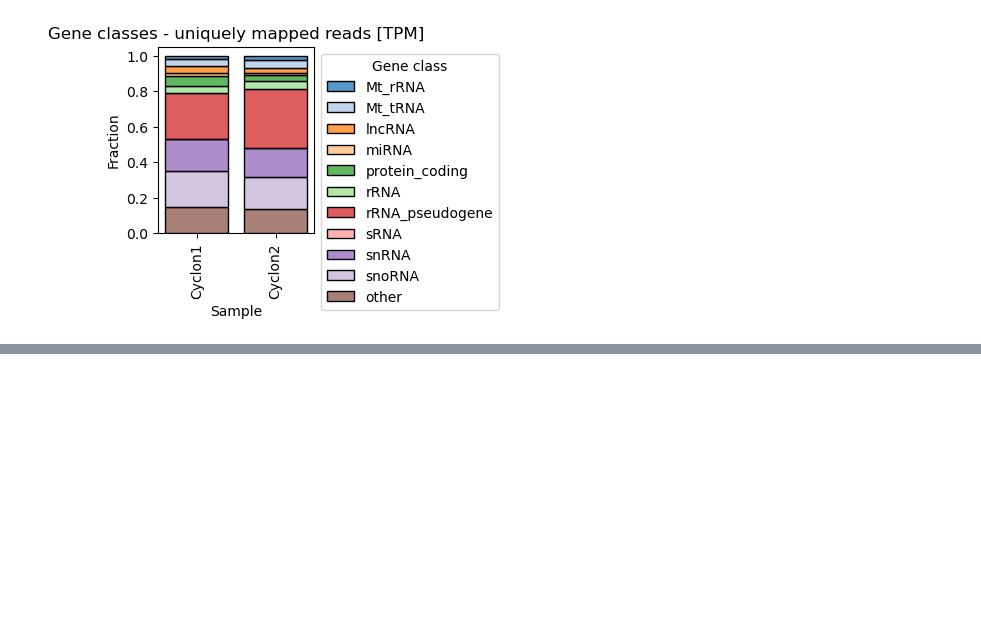
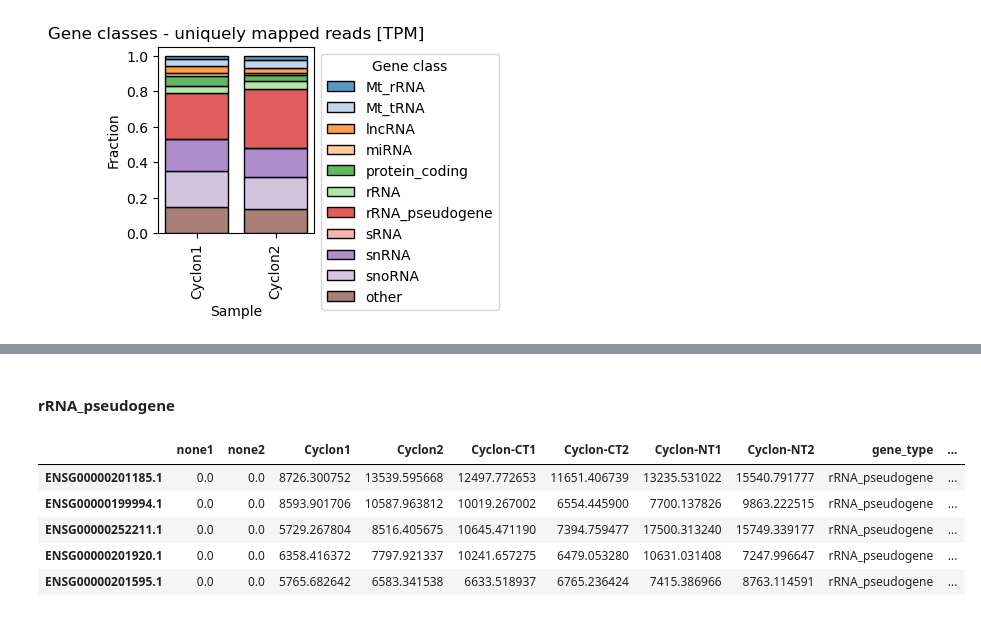
Before and after one commit to TurowskiLab/example-trxtools-Cyclon, a Jupyter notebook: analysis/00_read_classes.ipynb, the cells around one changed output, grey strips where cells are left out. Cells and saved outputs as stored; diff of their text form; code cells hidden in the pictures; blank space fills up the shorter version.

```diff
--- a/analysis/00_read_classes.ipynb
+++ b/analysis/00_read_classes.ipynb
@@ -233,0 +269,15 @@ plt.savefig('00_read_classes_unique_TPMonly_simple.png', dpi=300, bbox_inches='t
+# %% [markdown]
+#### rRNA_pseudogene
+# %%
+df_top_pseudo = df00_uniq_tpm[df00_uniq_tpm['gene_type'] == 'rRNA_pseudogene'].copy()
+df_top_pseudo['Cyclon_mean'] = df_top_pseudo[['Cyclon1', 'Cyclon2']].mean(axis=1)
+df_top_pseudo = df_top_pseudo.sort_values('Cyclon_mean', ascending=False)
+# df_top_snrna.columns = df_top_snrna.columns[-1:].tolist() + df_top_snrna.columns[:-1].tolist()
+df_top_pseudo.head(5)
+# %% [output]
+|  | none1 | none2 | Cyclon1 | Cyclon2 | Cyclon-CT1 | Cyclon-CT2 | Cyclon-NT1 | Cyclon-NT2 | gene_type | ... |
+| ENSG00000201185.1 | 0.0 | 0.0 | 8726.300752 | 13539.595668 | 12497.772653 | 11651.406739 | 13235.531022 | 15540.791777 | rRNA_pseudogene | ... |
+| ENSG00000199994.1 | 0.0 | 0.0 | 8593.901706 | 10587.963812 | 10019.267002 | 6554.445900 | 7700.137826 | 9863.222515 | rRNA_pseudogene | ... |
+| ENSG00000252211.1 | 0.0 | 0.0 | 5729.267804 | 8516.405675 | 10645.471190 | 7394.759477 | 17500.313240 | 15749.339177 | rRNA_pseudogene | ... |
+| ENSG00000201920.1 | 0.0 | 0.0 | 6358.416372 | 7797.921337 | 10241.657275 | 6479.053280 | 10631.031408 | 7247.996647 | rRNA_pseudogene | ... |
+| ENSG00000201595.1 | 0.0 | 0.0 | 5765.682642 | 6583.341538 | 6633.518937 | 6765.236424 | 7415.386966 | 8763.114591 | rRNA_pseudogene | ... |
```
Also changed, not shown: parts of 8 cells of this notebook, 4 other files.
